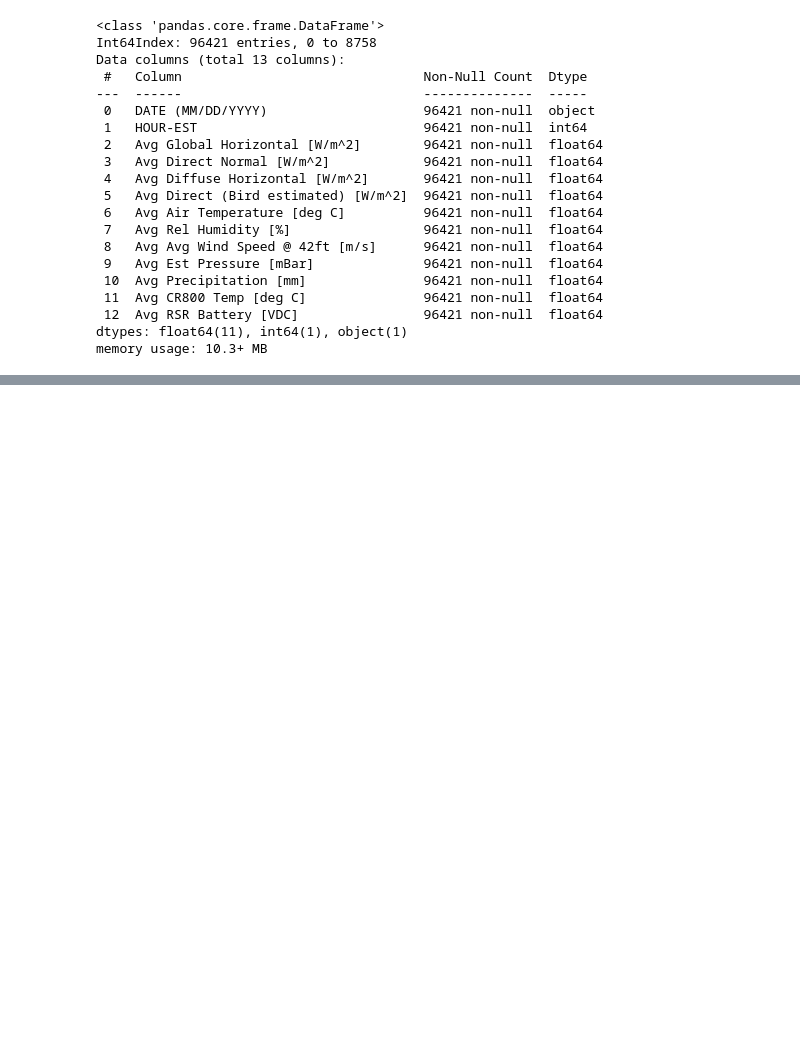
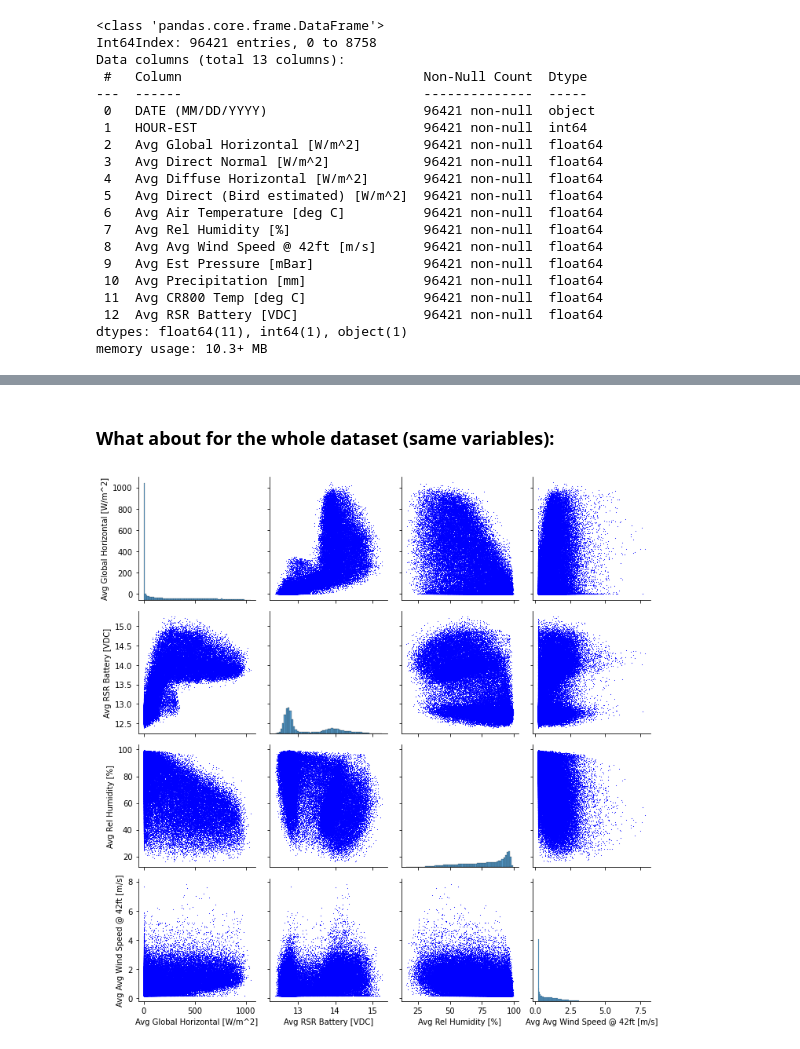
Before and after one commit to BigDataCourseBhaganagar/Oak-Ridge-National-Laboratory-ORNL-Rotating-Shadowband-Radiometer-RSR-Analysis, a Jupyter notebook: Final_Project_code_gmm.ipynb, the cells around one changed output, grey strips where cells are left out. Cells and saved outputs as stored; diff of their text form; code cells hidden in the pictures; blank space fills up the shorter version.

```diff
--- a/Final_Project_code_gmm.ipynb
+++ b/Final_Project_code_gmm.ipynb
@@ -143,0 +208,11 @@ plt.tight_layout()
+# %% [markdown]
+### What about for the whole dataset (same variables):
+# %%
+# Additional plots of main correlations from data
+sns.pairplot(
+    final_d[['Avg Global Horizontal [W/m^2]', 'Avg RSR Battery [VDC]','Avg Rel Humidity [%]','Avg Avg Wind Speed @ 42ft [m/s]']],
+    diag_kind='hist', palette='bright',plot_kws={'facecolor': 'b', 'edgecolor': 'b', 's': 1})
+
+plt.tight_layout()
+# %% [output]
+[figure, added]
```
Also changed, not shown: parts of 61 cells of this notebook.
